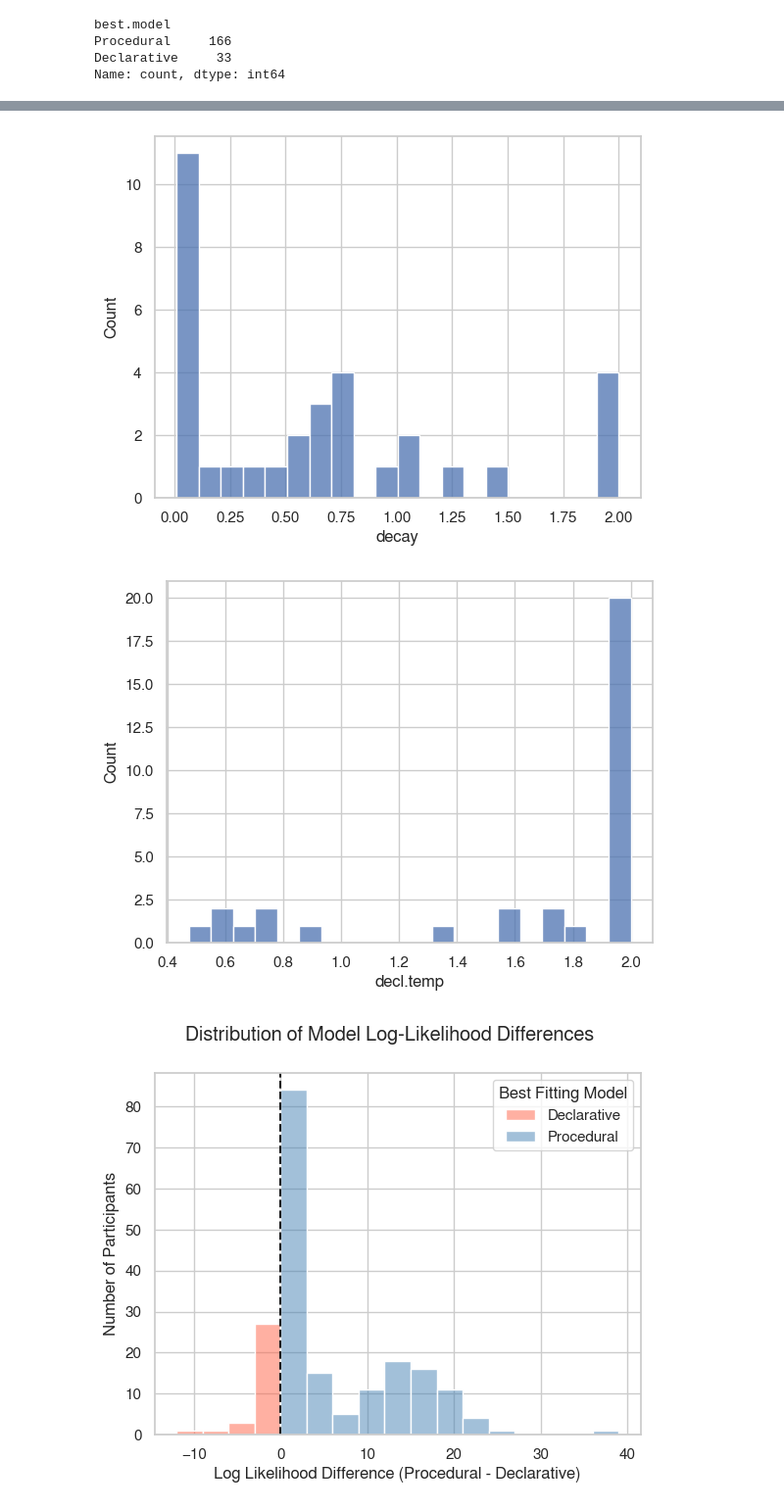
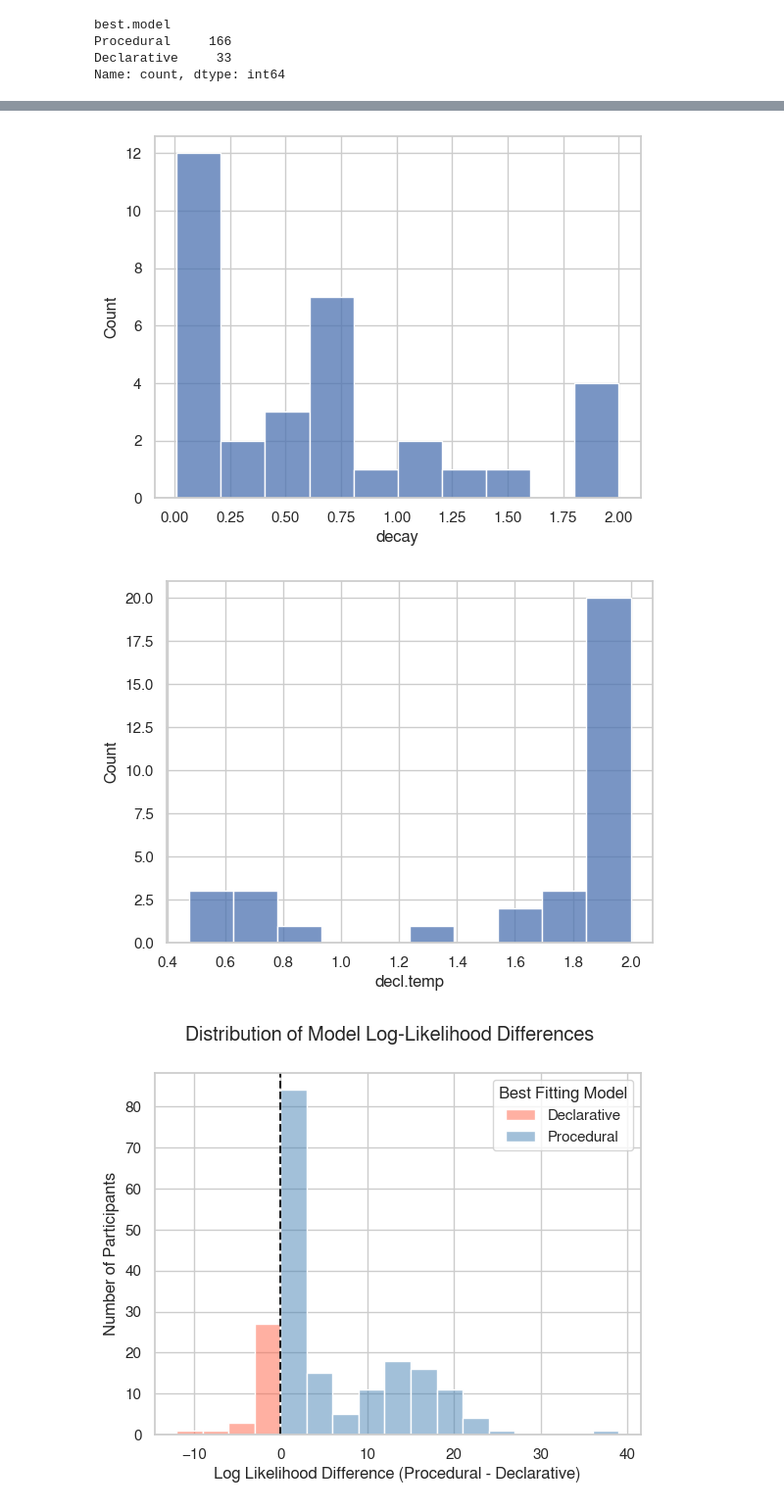
Before and after one commit to UWCCDL/ProcVsDecl, a Jupyter notebook: analysis3/LLmodelPython3.ipynb, the cells around one changed output, grey strips where cells are left out. Shown at 98% size. Saved outputs shown, nothing was run; the diff lists cells and outputs as text; code cells hidden in the pictures.

```diff
--- a/analysis3/LLmodelPython3.ipynb
+++ b/analysis3/LLmodelPython3.ipynb
@@ -547,12 +547,12 @@ plt.show()
 # %%
 declarative = result2[result2['best.model'] == "Declarative"]
-sns.histplot(declarative, x="decay", bins=20)
+sns.histplot(declarative, x="decay", bins=10)
 plt.show()
-sns.histplot(declarative, x="decl.temp", bins=20)
+sns.histplot(declarative, x="decl.temp", bins=10)
 plt.show()
 # %% [output]
-[figure, old version]
+[figure, new version]
-[figure, old version]
+[figure, new version]
 # %%
 g = sns.histplot(result2, x="diff.LL", hue="best.model", binwidth=3, binrange=[-12, 39], palette=palette)
 #g.bar_label(g.containers[0])
```
Also changed, not shown: parts of 31 cells of this notebook, 4 other files.
